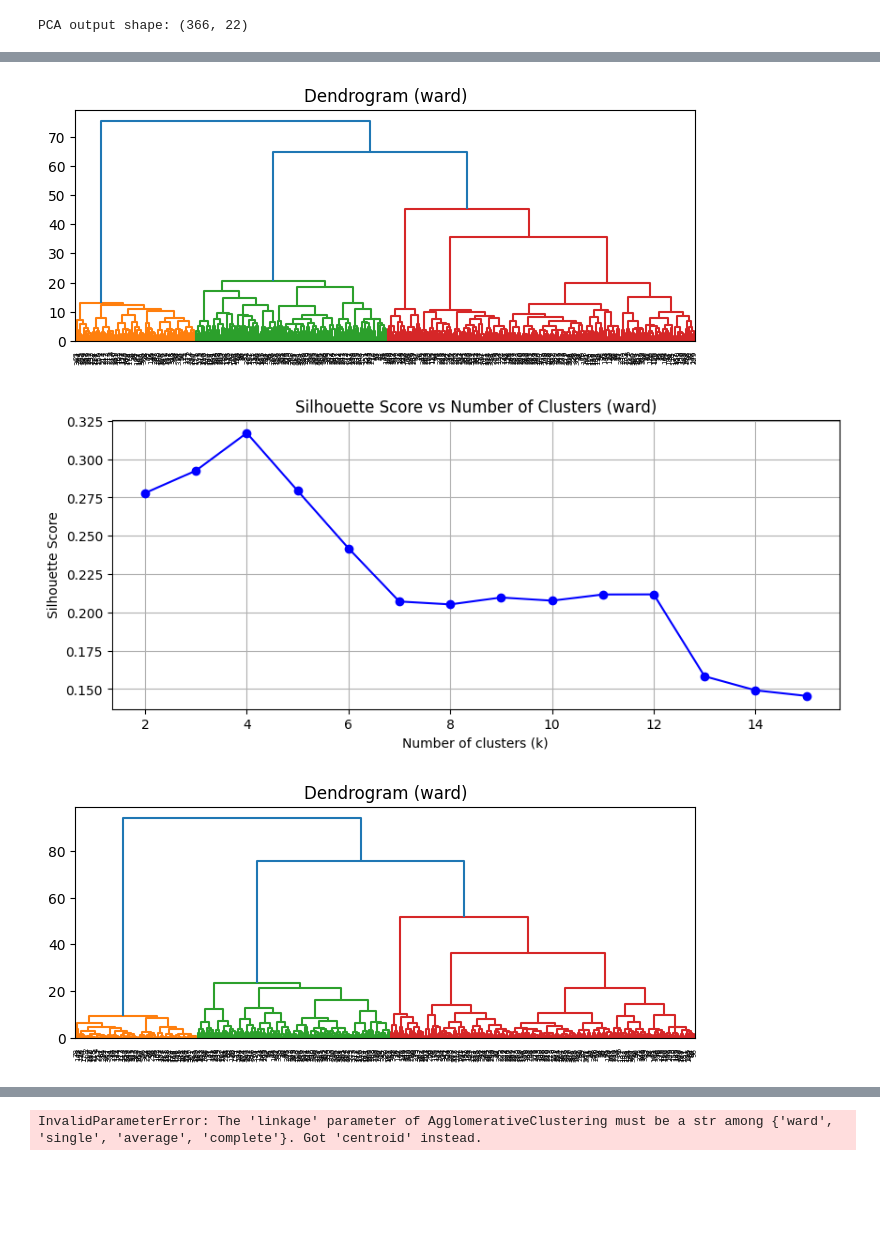
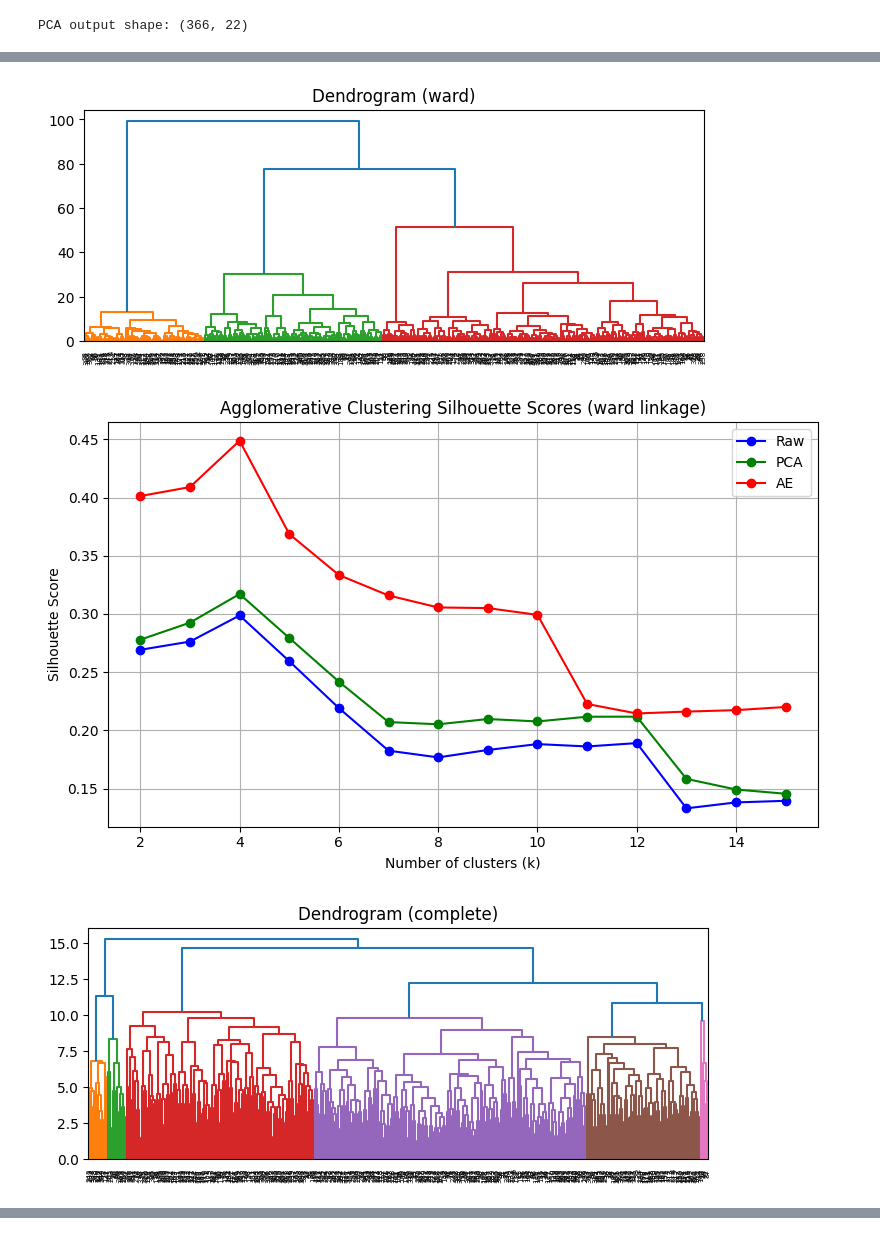
Before and after one commit to hanes1207/machine_learning_basics_and_practices, a Jupyter notebook: Assignment2/Task2.ipynb, the cells around one changed output, grey strips where cells are left out. Drawn from its saved outputs; the diff is of its cells as text; code cells hidden in the pictures; blank space fills up the shorter version.

```diff
--- a/Assignment2/Task2.ipynb
+++ b/Assignment2/Task2.ipynb
@@ -206,28 +248,38 @@ def dendro_plot(X, method):  # TODO: try other linkage methods
     plt.show()
     # TODO: compute Silhouette for k=2..15
 
-def run_agglomerative(X, method):
+def agglo_silhouette_calculator(X, method, k_range=range(2, 16)):
     sil = []
-    k_range = range(2, 16)
     for k in k_range:
+        # TODO: run Agglomerative Clustering, get Silhouette scores
         model = AgglomerativeClustering(n_clusters=k, linkage=method)
         labels = model.fit_predict(X)
         sil.append(silhouette_score(X, labels))
+    return sil
 
-    plt.figure(figsize=(10, 4))
-    plt.plot(k_range, sil, 'bo-')
-    plt.title(f'Silhouette Score vs Number of Clusters ({method})')
+X_ae = train_ae(X_std, latent_dim=10, epochs=100, optimizer=optim.Adam, criterion=nn.MSELoss)[0]
+Xs = [X_std, X_pca, X_ae]
+methods = ['ward', 'complete', 'average']
+labels = ['Raw', 'PCA', 'AE']
+colors = ['b', 'g', 'r']
+
+for method in methods:
+    results = {}
+    for X, label in zip(Xs, labels):
+        dendro_plot(X, method)
+        sil = agglo_silhouette_calculator(X, method)
+        results[label] = {'silhouette': sil}
+
+    plt.figure(figsize=(8, 5))
+    for label, color in zip(labels, colors):
+        plt.plot(range(2, 16), results[label]['silhouette'], marker='o', label=label, color=color)
+
+    plt.title(f'Agglomerative Clustering Silhouette Scores ({method} linkage)')
     plt.xlabel('Number of clusters (k)')
     plt.ylabel('Silhouette Score')
+    plt.legend(loc='upper right')
     plt.grid(True)
+    plt.tight_layout()
     plt.show()
-
-X_ae = train_ae(X_std, latent_dim=10, epochs=100)[0]
-methods = ['ward', 'centroid', 'weighted']
-Xs = [X_filled, X_pca, X_ae]
-
-for method in methods:
-    for X in Xs:
-        dendro_plot(X, method)
-        run_agglomerative(X, method)
+    # print(results)
 # %% [output]
@@ -236,3 +288,3 @@ for method in methods:
-[figure, old version]
+[figure, new version]
-[figure, old version]
+[figure, new version]
-[figure, old version]
+[figure, new version]
@@ -241 +292,0 @@ for method in methods:
-InvalidParameterError: The 'linkage' parameter of AgglomerativeClustering must be a str among {'ward', 'single', 'average', 'complete'}. Got 'centroid' instead.
```
Also changed, not shown: parts of 14 cells of this notebook.
